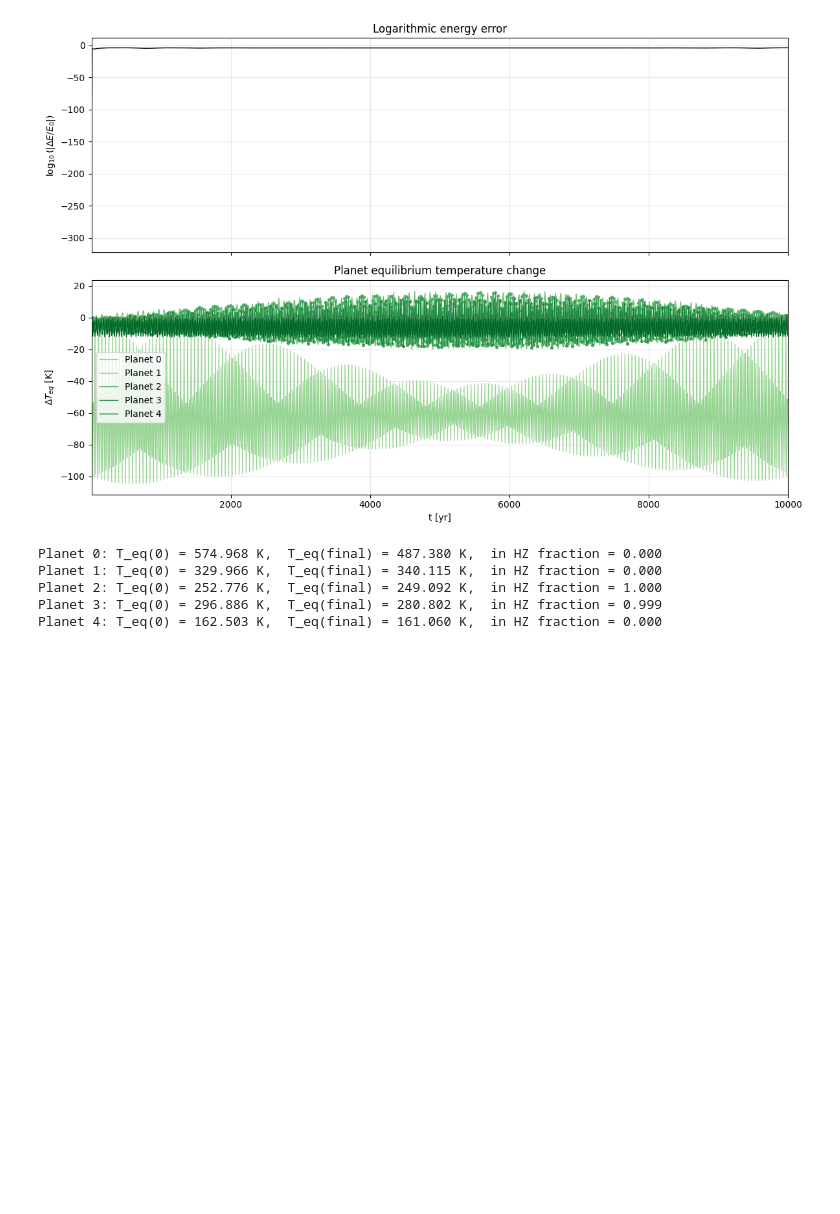
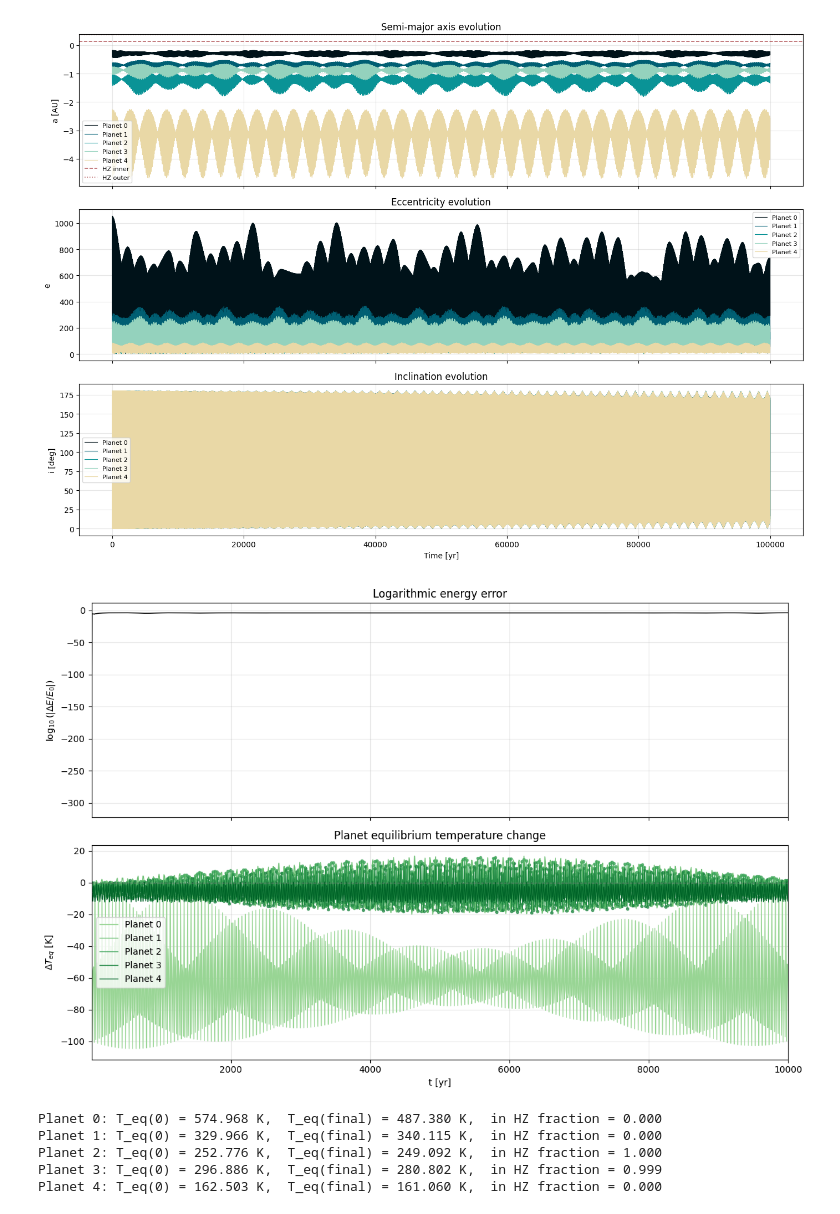
Before and after one commit to emadonev/nbody_exoplanets, a Jupyter notebook: nbs/results.ipynb, the cells around one changed output. Saved outputs shown, nothing was run; the diff lists cells and outputs as text; code cells hidden in the pictures; blank space fills up the shorter version.

```diff
--- a/nbs/results.ipynb
+++ b/nbs/results.ipynb
@@ -23,6 +20,7 @@ def load_hdf5_data(H5_PATH):
         )
         t_list, pos_list, mass_list, ptype_list, energy_list, temperature_list, in_hz_list = [], [], [], [], [], [], []
         hz_inner_radius_list, hz_outer_radius_list = [], []
+        a_list, e_list, inc_list = [], [], []
         for k in keys:
             g = f[k]
             t_list.append(g["time"][:])
@@ -34,6 +32,9 @@ def load_hdf5_data(H5_PATH):
             energy_list.append(g["energy"][:])
             temperature_list.append(g["temperature"][:])
             in_hz_list.append(g["in_hz"][:])
+            a_list.append(g["a"][:])
+            e_list.append(g["e"][:])
+            inc_list.append(g["inc"][:])
 
     t = np.concatenate(t_list)
     pos = np.concatenate(pos_list)
@@ -44,13 +45,17 @@ def load_hdf5_data(H5_PATH):
     energy = np.concatenate(energy_list)
     temperature = np.concatenate(temperature_list)
     in_hz = np.concatenate(in_hz_list)
-    return t, pos, mass, ptype, hz_inner_radius, hz_outer_radius, energy, temperature, in_hz
+    a = np.concatenate(a_list)
+    e = np.concatenate(e_list)
+    inc = np.concatenate(inc_list)
 
-def determine_system(mass, pos, ptype):
     n_particles = mass.shape[1]
     if pos.ndim == 2:
         pos = pos.reshape(pos.shape[0], n_particles, 3)
 
+    return t, pos, mass, ptype, hz_inner_radius, hz_outer_radius, energy, temperature, in_hz, a, e, inc
+
+def determine_system(mass, pos, ptype):
     star_idx = np.where(ptype[0] == 0)[0]
     planet_idx = np.where(ptype[0] == 1)[0]
     m0 = mass[0]
@@ -126,3 +177,39 @@ IndexError: too many indices for array: array is 2-dimensional, but 3 were index
+# %%
+# --- Orbital elements evolution ---
+fig, axes = plt.subplots(3, 1, figsize=(14, 10), sharex=True)
+
+for j, i in enumerate(planet_idx):
+    color = planet_colors[j]
+    axes[0].plot(t, a[:, i], label=f'Planet {j}', color=color, lw=0.8)
+    axes[1].plot(t, e[:, i], label=f'Planet {j}', color=color, lw=0.8)
+    axes[2].plot(t, np.degrees(inc[:, i]), label=f'Planet {j}', color=color, lw=0.8)
+
+# Mark HZ boundaries on the semi-major axis plot
+if len(planet_idx) > 0:
+    axes[0].axhline(hz_inner, color='#9b2226', ls='--', lw=1.2, alpha=0.7, label='HZ inner')
+    axes[0].axhline(hz_outer, color='#9b2226', ls=':', lw=1.2, alpha=0.7, label='HZ outer')
+
+axes[0].set_ylabel('a [AU]')
+axes[0].set_title('Semi-major axis evolution')
+axes[0].legend(fontsize=8)
+axes[0].grid(alpha=0.3)
+
+axes[1].set_ylabel('e')
+axes[1].set_title('Eccentricity evolution')
+axes[1].legend(fontsize=8)
+axes[1].grid(alpha=0.3)
+
+axes[2].set_ylabel('i [deg]')
+axes[2].set_xlabel('Time [yr]')
+axes[2].set_title('Inclination evolution')
+axes[2].legend(fontsize=8)
+axes[2].grid(alpha=0.3)
+
+plt.tight_layout()
+plt.savefig('../plots/Gliese667_e0.0_i00_orbital_elements.png', dpi=300)
+plt.show()
+# %% [output]
+[figure, added]
 # %%
 with h5py.File(H5_PATH, "r") as f:
     keys = sorted(
```
Also changed, not shown: parts of 3 cells of this notebook, 6 other files.
